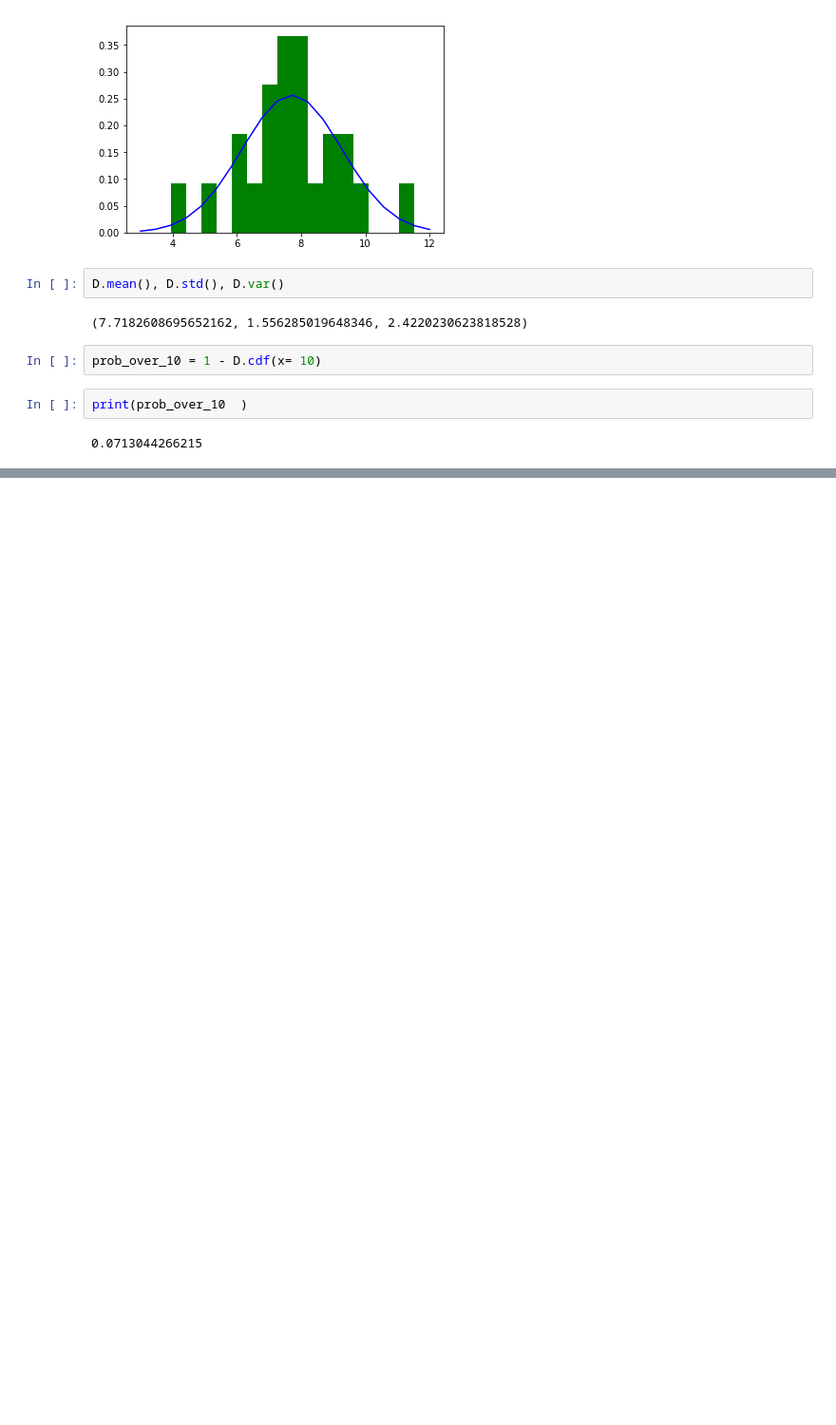
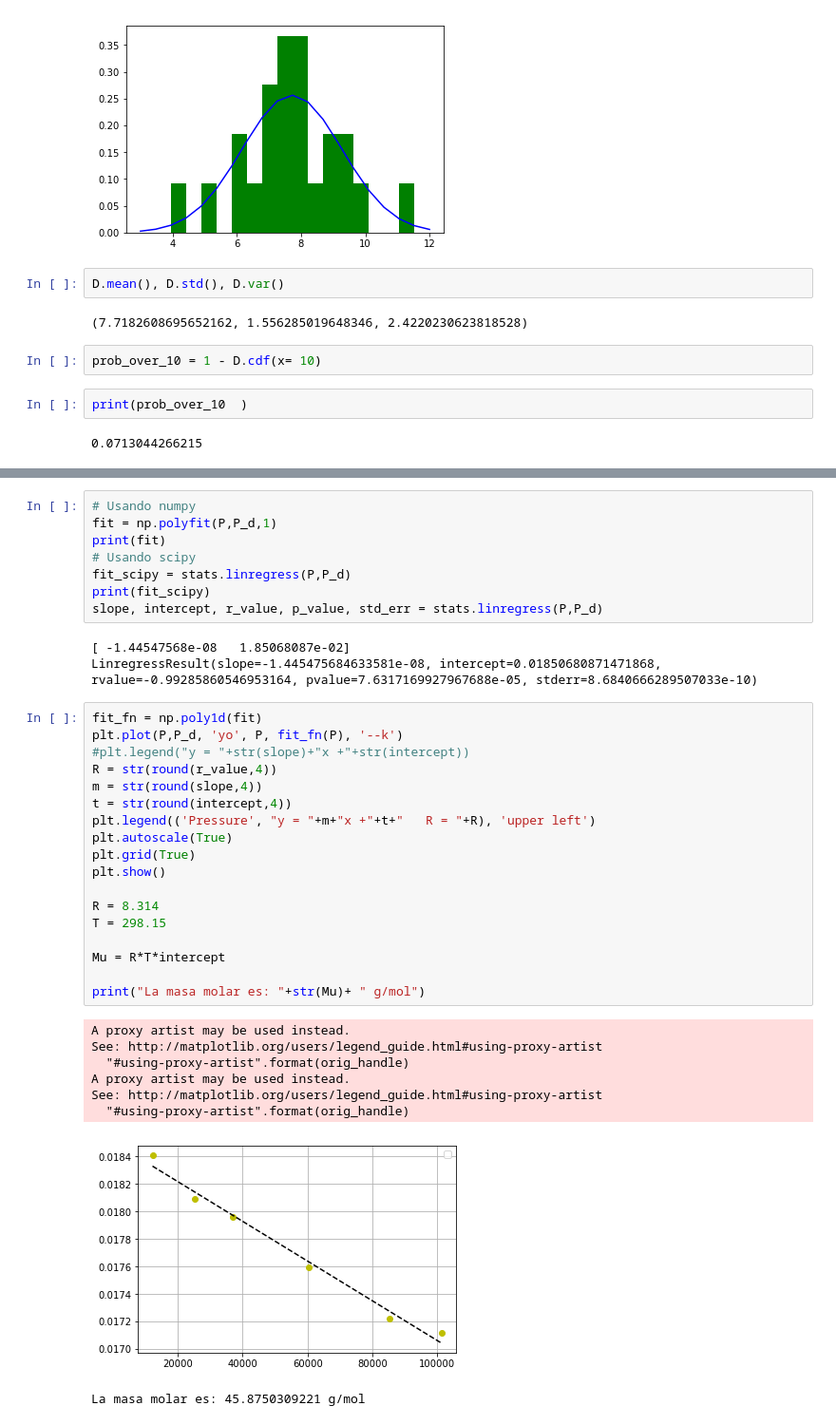
Before and after one commit to PythonUdeC/CPC19, a Jupyter notebook: 04-Scipy.ipynb, the cells around one changed output, grey strips where cells are left out. Shown: that part at 95% size. Cells and saved outputs as stored; diff of their text form; blank space fills up the shorter version.

Commit message:
actulizacion scipy

```diff
--- a/04-Scipy.ipynb
+++ b/04-Scipy.ipynb
@@ -661,0 +517,38 @@ print(prob_over_10  )
+# %%
+# Usando numpy
+fit = np.polyfit(P,P_d,1)
+print(fit)
+# Usando scipy
+fit_scipy = stats.linregress(P,P_d)
+print(fit_scipy)
+slope, intercept, r_value, p_value, std_err = stats.linregress(P,P_d)
+# %% [output]
+[ -1.44547568e-08   1.85068087e-02]
+LinregressResult(slope=-1.445475684633581e-08, intercept=0.01850680871471868, rvalue=-0.99285860546953164, pvalue=7.6317169927967688e-05, stderr=8.6840666289507033e-10)
+# %%
+fit_fn = np.poly1d(fit)
+plt.plot(P,P_d, 'yo', P, fit_fn(P), '--k')
+#plt.legend("y = "+str(slope)+"x +"+str(intercept))
+R = str(round(r_value,4))
+m = str(round(slope,4))
+t = str(round(intercept,4))
+plt.legend(('Pressure', "y = "+m+"x +"+t+"   R = "+R), 'upper left')
+plt.autoscale(True)
+plt.grid(True)
+plt.show()
+
+R = 8.314
+T = 298.15
+
+Mu = R*T*intercept
+
+print("La masa molar es: "+str(Mu)+ " g/mol")
+# %% [output]
+A proxy artist may be used instead.
+See: http://matplotlib.org/users/legend_guide.html#using-proxy-artist
+  "#using-proxy-artist".format(orig_handle)
+A proxy artist may be used instead.
+See: http://matplotlib.org/users/legend_guide.html#using-proxy-artist
+  "#using-proxy-artist".format(orig_handle)
+[figure, added]
+La masa molar es: 45.8750309221 g/mol
```
Also changed, not shown: parts of 44 cells of this notebook.
